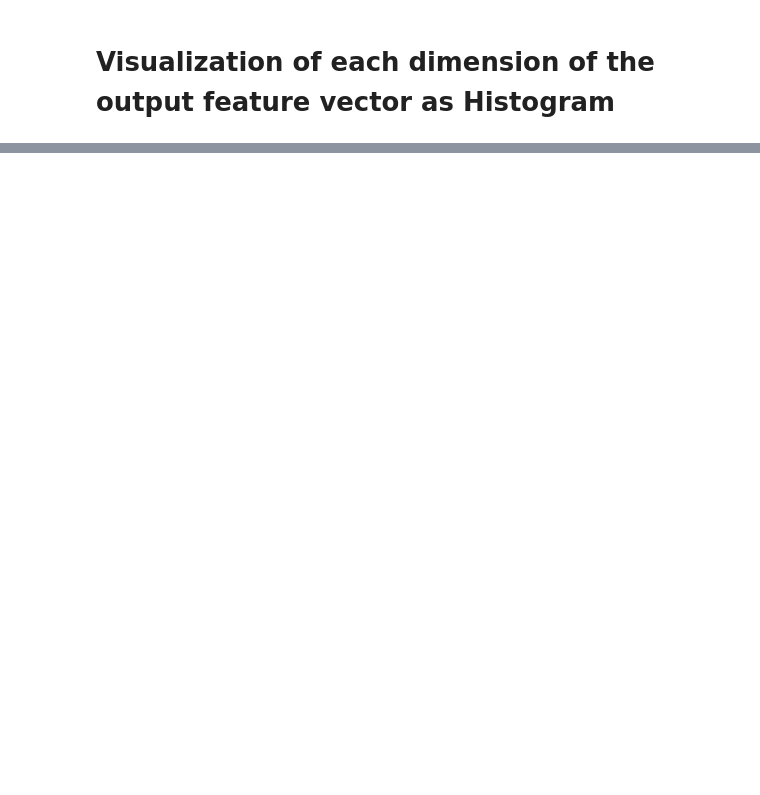
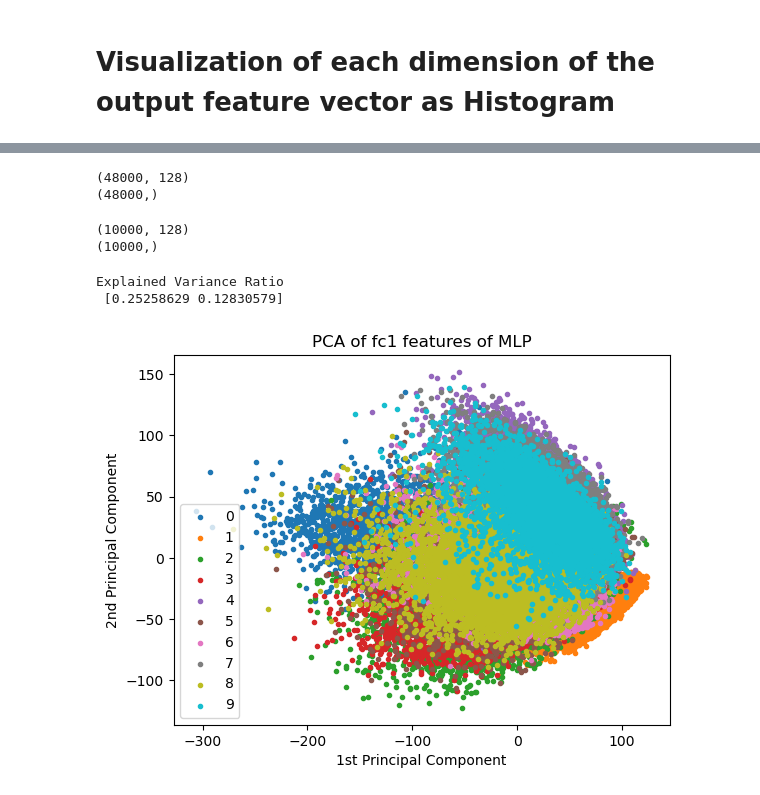
Before and after one commit to namoshi/dl_intro, a Jupyter notebook: MLP_mnist_visualize.ipynb, the cells around one changed output, grey strips where cells are left out. Drawn from its saved outputs; the diff is of its cells as text; code cells hidden in the pictures; blank space fills up the shorter version.

```diff
--- a/MLP_mnist_visualize.ipynb
+++ b/MLP_mnist_visualize.ipynb
@@ -246,0 +255,79 @@ for k in range(nclass):
+# %%
+# ======== eval_mode (train samples) ======
+net.eval()
+train_fc1_features = np.zeros((len(train_dataset), 128))
+train_fc1_labels = np.zeros(len(train_dataset), dtype=int)
+
+with torch.no_grad():
+    i = 0
+    for images, labels in train_loader:
+        images, labels = images.view(-1, 28 * 28 * 1 ).to(device), labels.to(device)
+        outputs = net.fc1(images)
+        len_batch = len(images)
+        train_fc1_features[i:i+len_batch] = outputs.cpu().detach().numpy()
+        train_fc1_labels[i:i+len_batch] = labels.cpu().detach().numpy()
+        i += len_batch
+
+print(train_fc1_features.shape)
+print(train_fc1_labels.shape)
+# %% [output]
+(48000, 128)
+(48000,)
+# %%
+# ======== eval_mode (test samples) ======
+net.eval()
+test_fc1_features = np.zeros((len(test_dataset), 128))
+test_fc1_labels = np.zeros(len(test_dataset), dtype=int)
+
+with torch.no_grad():
+    i = 0
+    for images, labels in test_loader:
+        images, labels = images.view(-1, 28 * 28 * 1 ).to(device), labels.to(device)
+        outputs = net.fc1(images)
+        len_batch = len(images)
+        test_fc1_features[i:i+len_batch] = outputs.cpu().detach().numpy()
+        test_fc1_labels[i:i+len_batch] = labels.cpu().detach().numpy()
+        i += len_batch
+
+print(test_fc1_features.shape)
+print(test_fc1_labels.shape)
+# %% [output]
+(10000, 128)
+(10000,)
+# %%
+from sklearn.decomposition import PCA
+import matplotlib.pyplot as plt
+
+## PCA
+pca = PCA(n_components=2)
+#pca = PCA(n_components=2, svd_solver='randomized')
+train_fc1_pca_score = pca.fit(train_fc1_features).transform(train_fc1_features)
+#print(pca.singular_values_)
+print('Explained Variance Ratio\n', pca.explained_variance_ratio_)
+
+test_fc1_pca_score = pca.transform(test_fc1_features)
+#print(train_pca_score)
+#print(test_pca_score)
+# %% [output]
+Explained Variance Ratio
+ [0.25258629 0.12830579]
+# %%
+nclass = 10
+#colors = np.random.rand(nclass) * 500000000000
+colors = ['binary', 'gist_yarg', 'gist_gray', 'gray', 'bone',
+                      'pink', 'spring', 'summer', 'autumn', 'winter', 'cool',
+                      'Wistia', 'hot', 'afmhot', 'gist_heat', 'copper']
+
+## plot
+plt.figure()
+for k in range(nclass):
+    plt.scatter(train_fc1_pca_score[train_fc1_labels == k, 0], train_fc1_pca_score[train_fc1_labels == k, 1], marker='.', label=k)
+#plt.scatter(train_features[:, 0], train_features[:, 1], c=colors[train_labels], marker=".", label=colors)
+plt.legend()
+plt.title('PCA of fc1 features of MLP')
+plt.xlabel('1st Principal Component')
+plt.ylabel('2nd Principal Component')
+plt.savefig('MLP_mnist_train_fc1_features.png')
+plt.show()
+# %% [output]
+[figure, added]
```
Also changed, not shown: parts of 15 cells of this notebook, 12 other files.
